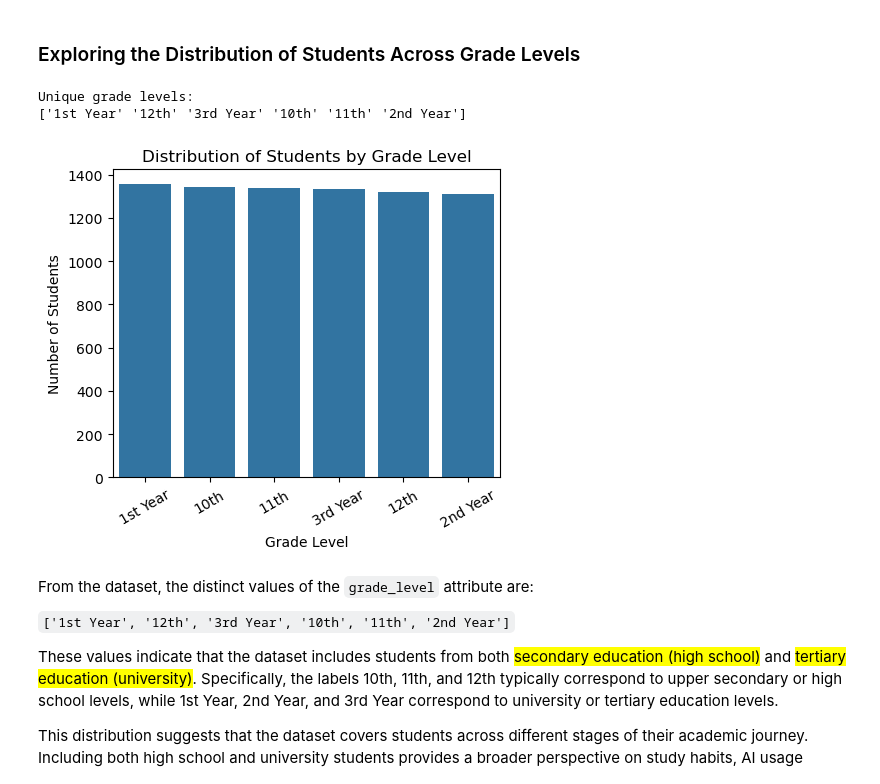
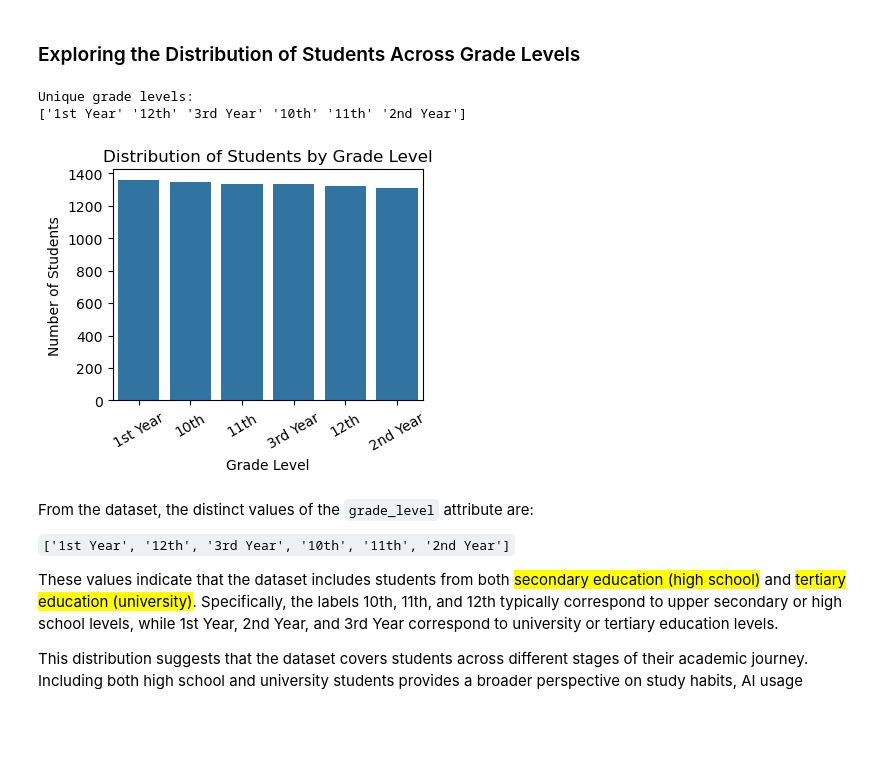
Before and after one commit to stevennoctavianus/sc3021-sdac-grp3, a Jupyter notebook: project.ipynb, the cells around one changed output. Cells and saved outputs as stored; diff of their text form; code cells hidden in the pictures; blank space fills up the shorter version.

```diff
--- a/project.ipynb
+++ b/project.ipynb
@@ -184,26 +188,26 @@ Derived variables representing overall academic outcomes.
 # %%
 # Show unique grade levels
 unique_grades = ds1['grade_level'].unique()
 print("Unique grade levels:")
 print(unique_grades)
 
 # Count distribution
 grade_counts = ds1['grade_level'].value_counts()
 
 # Plot bar chart
-plt.figure(figsize=(5,4))
+plt.figure(figsize=(4,3))
 sns.barplot(x=grade_counts.index, y=grade_counts.values)
 
 plt.title("Distribution of Students by Grade Level")
 plt.xlabel("Grade Level")
 plt.ylabel("Number of Students")
 plt.xticks(rotation=30)
 
 plt.show()
 # %% [output]
 Unique grade levels:
 ['1st Year' '12th' '3rd Year' '10th' '11th' '2nd Year']
-[figure, old version]
+[figure, new version]
 # %% [markdown]
 From the dataset, the distinct values of the `grade_level` attribute are:
 
```
Also changed, not shown: parts of 22 cells of this notebook.
